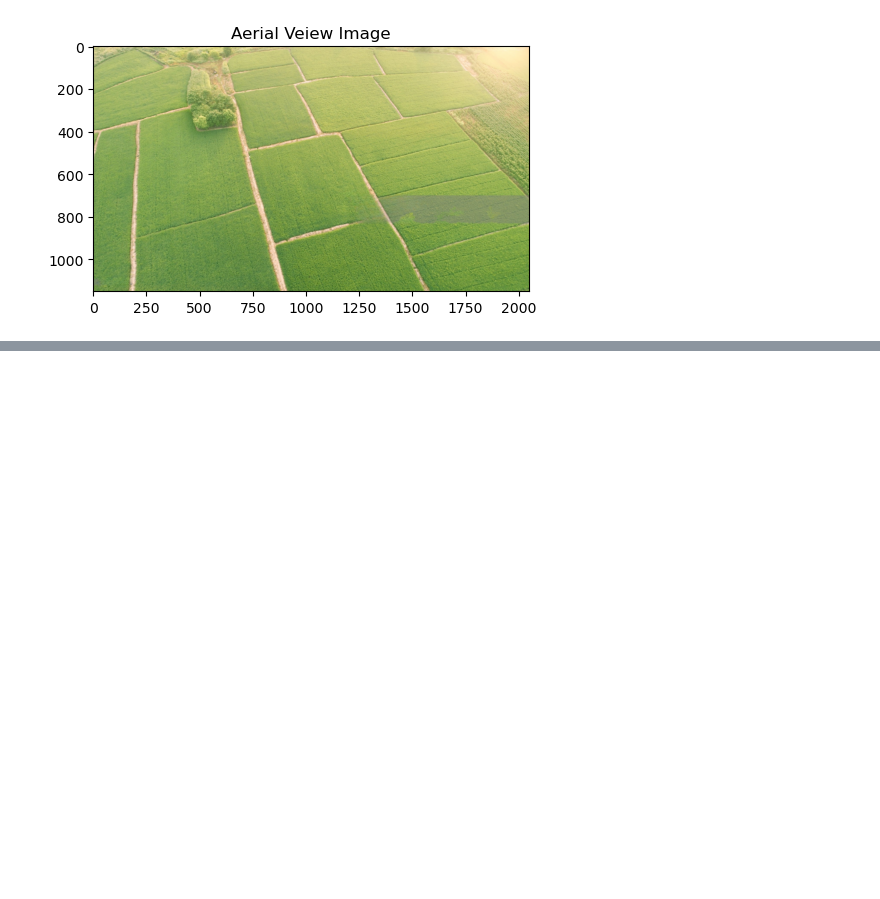
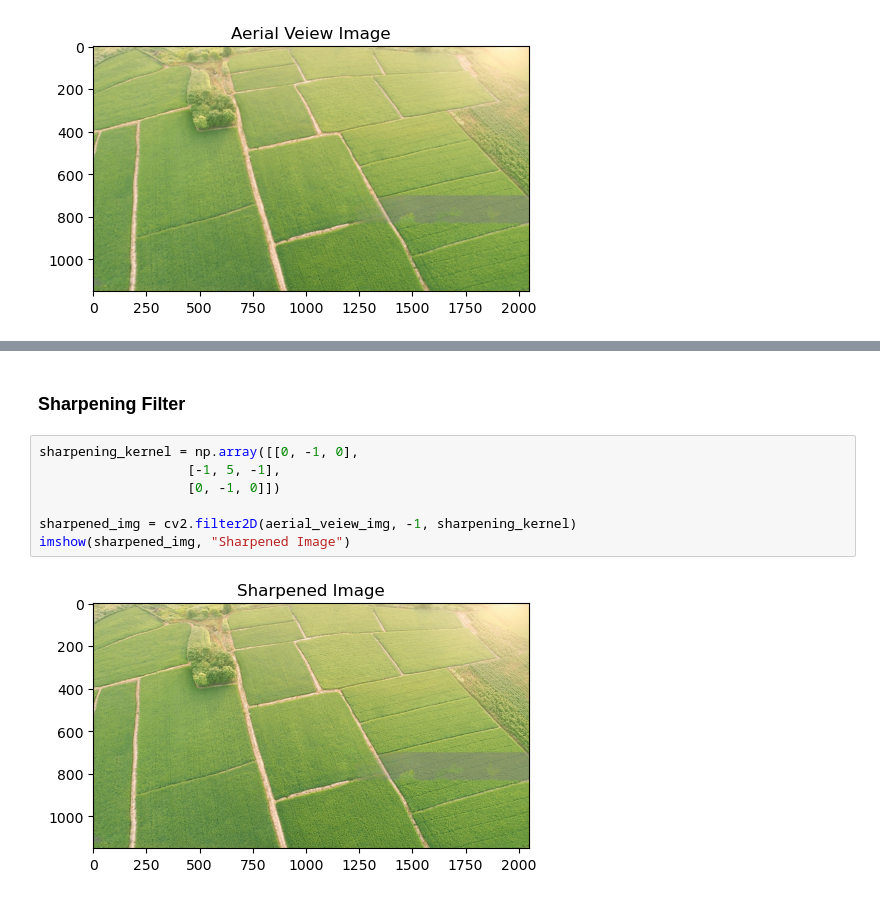
Before and after one commit to aradmehralian/Multi-Media-Projects, a Jupyter notebook: Project2/Q4.ipynb, the cells around one changed output, grey strips where cells are left out. Saved outputs shown, nothing was run; the diff lists cells and outputs as text; blank space fills up the shorter version.

```diff
--- a/Project2/Q4.ipynb
+++ b/Project2/Q4.ipynb
@@ -20,0 +37,11 @@ imshow(aerial_veiew_img, "Aerial Veiew Image")
+# %% [markdown]
+### Sharpening  Filter
+# %%
+sharpening_kernel = np.array([[0, -1, 0],
+                   [-1, 5, -1],
+                   [0, -1, 0]])
+
+sharpened_img = cv2.filter2D(aerial_veiew_img, -1, sharpening_kernel)
+imshow(sharpened_img, "Sharpened Image")
+# %% [output]
+[figure, added]
```
Also changed, not shown: parts of 15 cells of this notebook, 1 other file.
